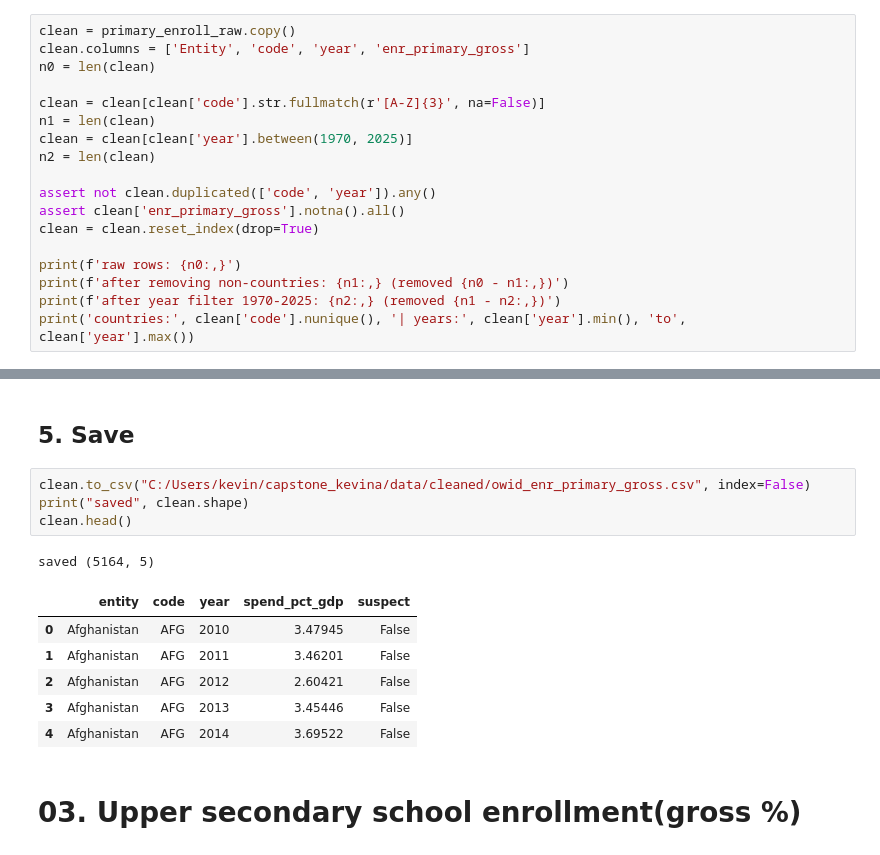
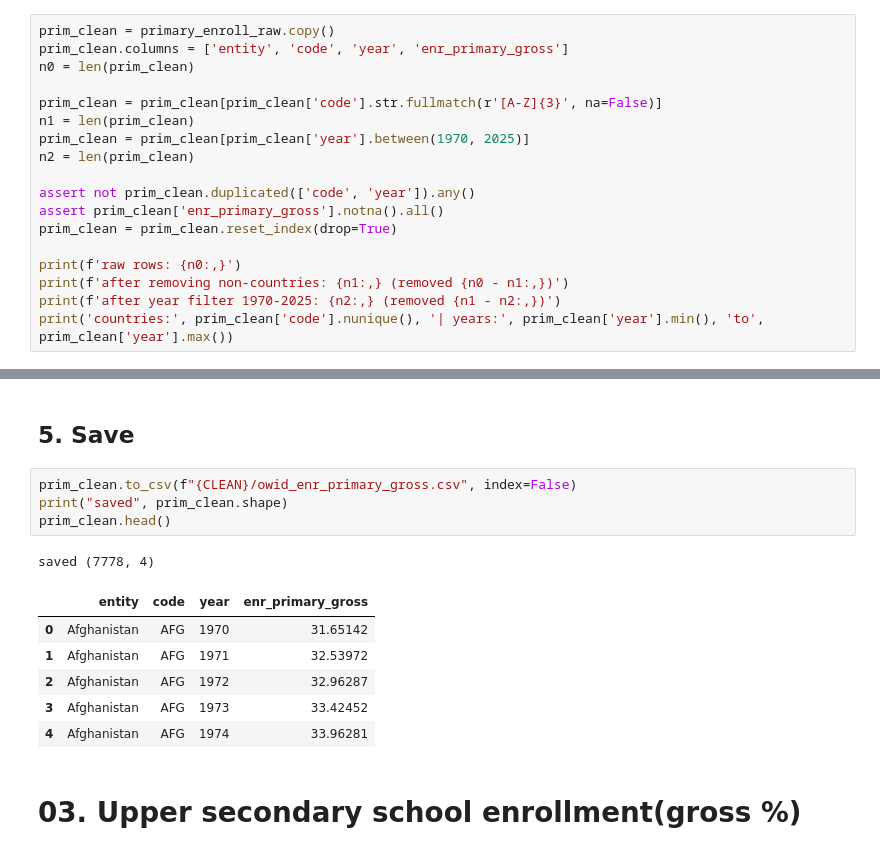
Before and after one commit to k3vina/capstone_kevina, a Jupyter notebook: notebook.ipynb, the cells around one changed output, grey strips where cells are left out. Cells and saved outputs as stored; diff of their text form.

```diff
--- a/notebook.ipynb
+++ b/notebook.ipynb
@@ -485,23 +495,23 @@ Name: Code, Length: 8270, dtype: bool
 3. Keep 1970 to 2025 the range of the other sources.
 4. Assert that each `code` and `year` pair appears once. A duplicate key would multiply rows in the join.
 # %%
-clean = primary_enroll_raw.copy()
-clean.columns = ['Entity', 'code', 'year', 'enr_primary_gross']
-n0 = len(clean)
+prim_clean = primary_enroll_raw.copy()
+prim_clean.columns = ['entity', 'code', 'year', 'enr_primary_gross']
+n0 = len(prim_clean)
 
-clean = clean[clean['code'].str.fullmatch(r'[A-Z]{3}', na=False)]
-n1 = len(clean)
-clean = clean[clean['year'].between(1970, 2025)]
-n2 = len(clean)
+prim_clean = prim_clean[prim_clean['code'].str.fullmatch(r'[A-Z]{3}', na=False)]
+n1 = len(prim_clean)
+prim_clean = prim_clean[prim_clean['year'].between(1970, 2025)]
+n2 = len(prim_clean)
 
-assert not clean.duplicated(['code', 'year']).any()
-assert clean['enr_primary_gross'].notna().all()
-clean = clean.reset_index(drop=True)
+assert not prim_clean.duplicated(['code', 'year']).any()
+assert prim_clean['enr_primary_gross'].notna().all()
+prim_clean = prim_clean.reset_index(drop=True)
 
 print(f'raw rows: {n0:,}')
 print(f'after removing non-countries: {n1:,} (removed {n0 - n1:,})')
 print(f'after year filter 1970-2025: {n2:,} (removed {n1 - n2:,})')
-print('countries:', clean['code'].nunique(), '| years:', clean['year'].min(), 'to', clean['year'].max())
+print('countries:', prim_clean['code'].nunique(), '| years:', prim_clean['year'].min(), 'to', prim_clean['year'].max())
 # %% [output]
 raw rows: 8,570
 after removing non-countries: 7,778 (removed 792)
@@ -528,17 +538,17 @@ skewness: -1.04 | mean: 97.2 | median: 100.8
 # %% [markdown]
 ## 5. Save
 # %%
-clean.to_csv("C:/Users/kevin/capstone_kevina/data/cleaned/owid_enr_primary_gross.csv", index=False)
-print("saved", clean.shape)
-clean.head()
+prim_clean.to_csv(f"{CLEAN}/owid_enr_primary_gross.csv", index=False)
+print("saved", prim_clean.shape)
+prim_clean.head()
 # %% [output]
-saved (5164, 5)
+saved (7778, 4)
-|  | entity | code | year | spend_pct_gdp | suspect |
-| 0 | Afghanistan | AFG | 2010 | 3.47945 | False |
-| 1 | Afghanistan | AFG | 2011 | 3.46201 | False |
-| 2 | Afghanistan | AFG | 2012 | 2.60421 | False |
-| 3 | Afghanistan | AFG | 2013 | 3.45446 | False |
-| 4 | Afghanistan | AFG | 2014 | 3.69522 | False |
+|  | entity | code | year | enr_primary_gross |
+| 0 | Afghanistan | AFG | 1970 | 31.65142 |
+| 1 | Afghanistan | AFG | 1971 | 32.53972 |
+| 2 | Afghanistan | AFG | 1972 | 32.96287 |
+| 3 | Afghanistan | AFG | 1973 | 33.42452 |
+| 4 | Afghanistan | AFG | 1974 | 33.96281 |
 # %% [markdown]
 # 03. Upper secondary school enrollment(gross %)
 # %% [markdown]
```
Also changed, not shown: parts of 23 cells of this notebook, 8 other files.
